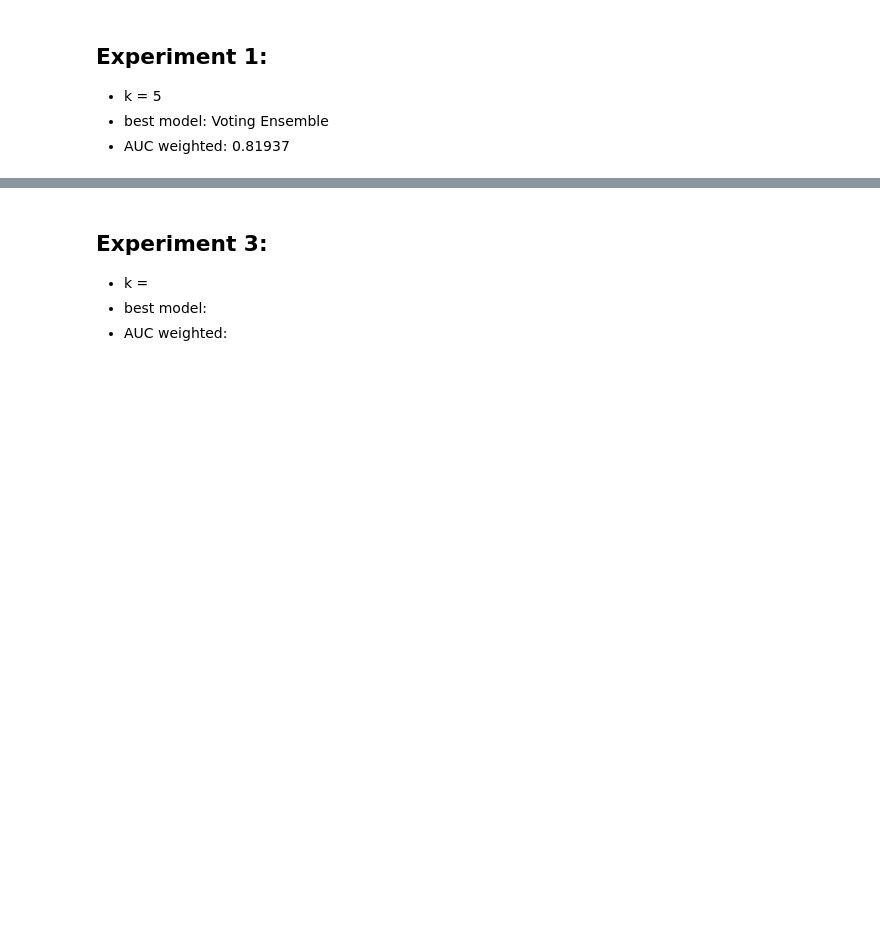
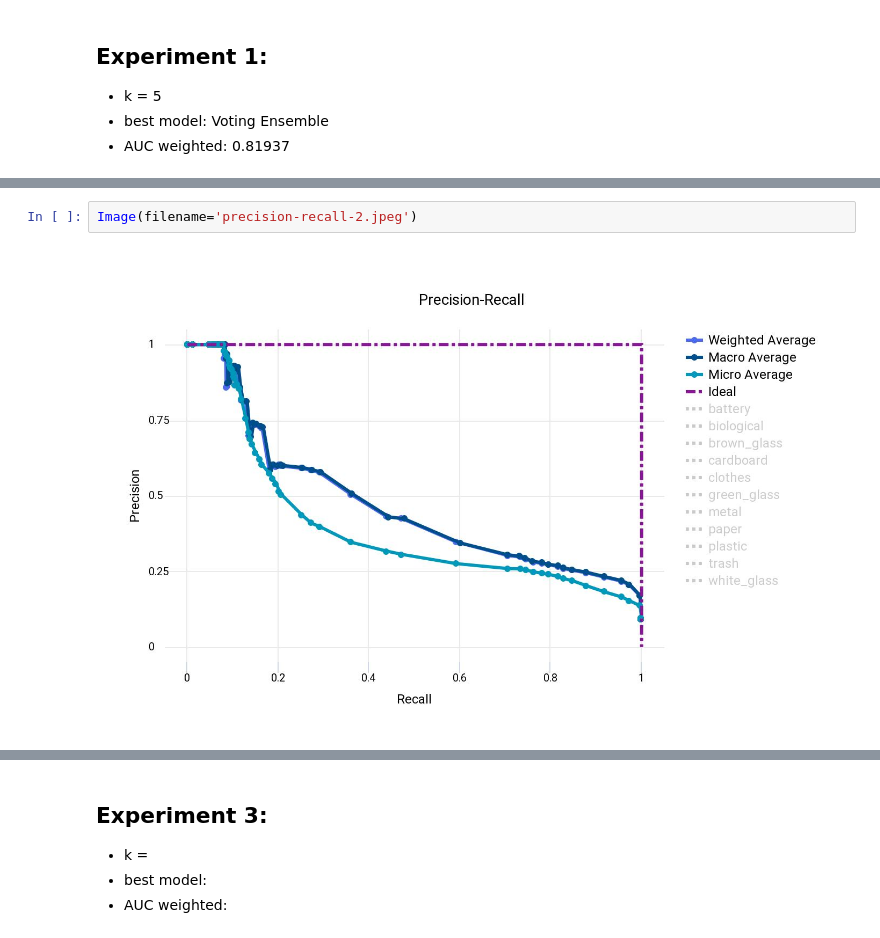
Before and after one commit to zibro011/ml-class-project, a Jupyter notebook: FinalProject.ipynb, the cells around one changed output, grey strips where cells are left out. Cells and saved outputs as stored; diff of their text form; blank space fills up the shorter version.

```diff
--- a/FinalProject.ipynb
+++ b/FinalProject.ipynb
@@ -26,0 +32,4 @@ def show_svg():
+# %%
+Image(filename='precision-recall-2.jpeg')
+# %% [output]
+[figure, added]
```
Also changed, not shown: parts of 7 cells of this notebook, 4 other files.
